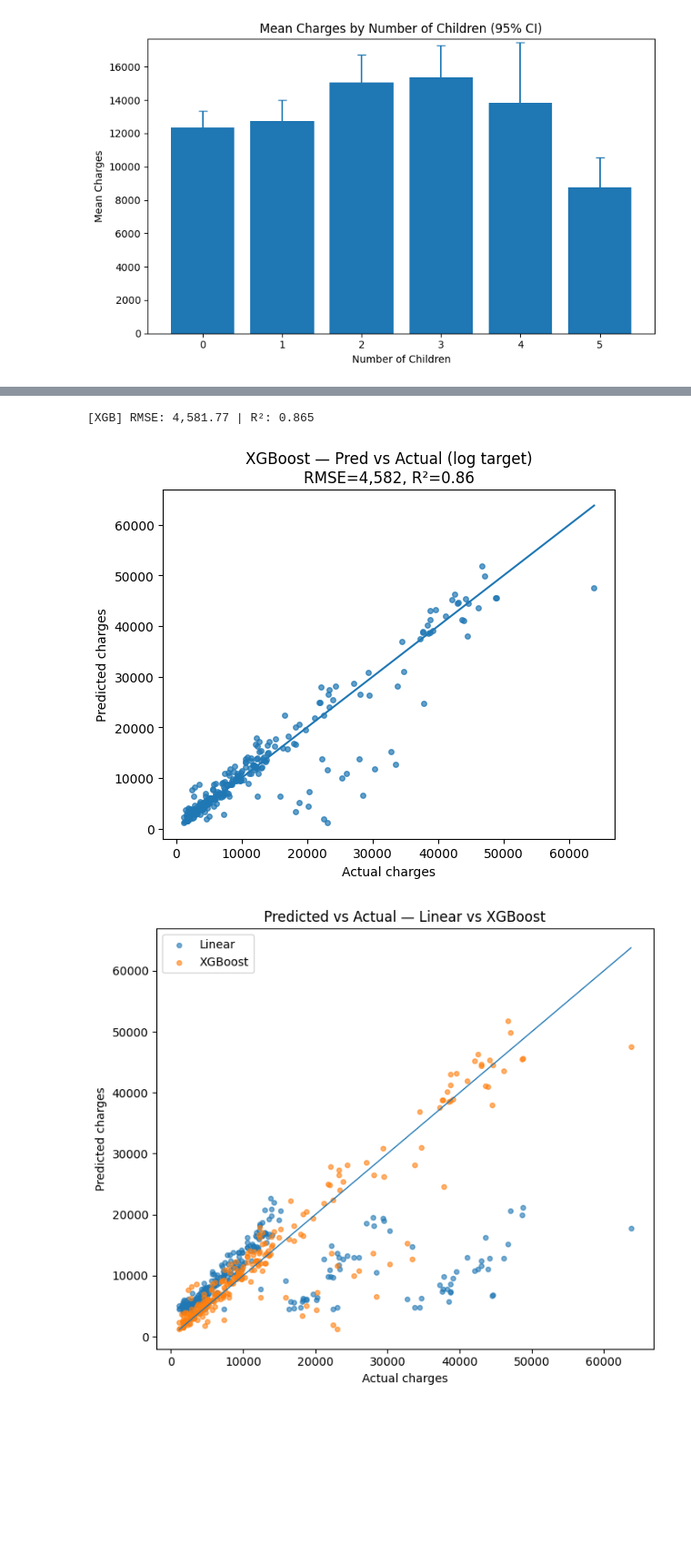
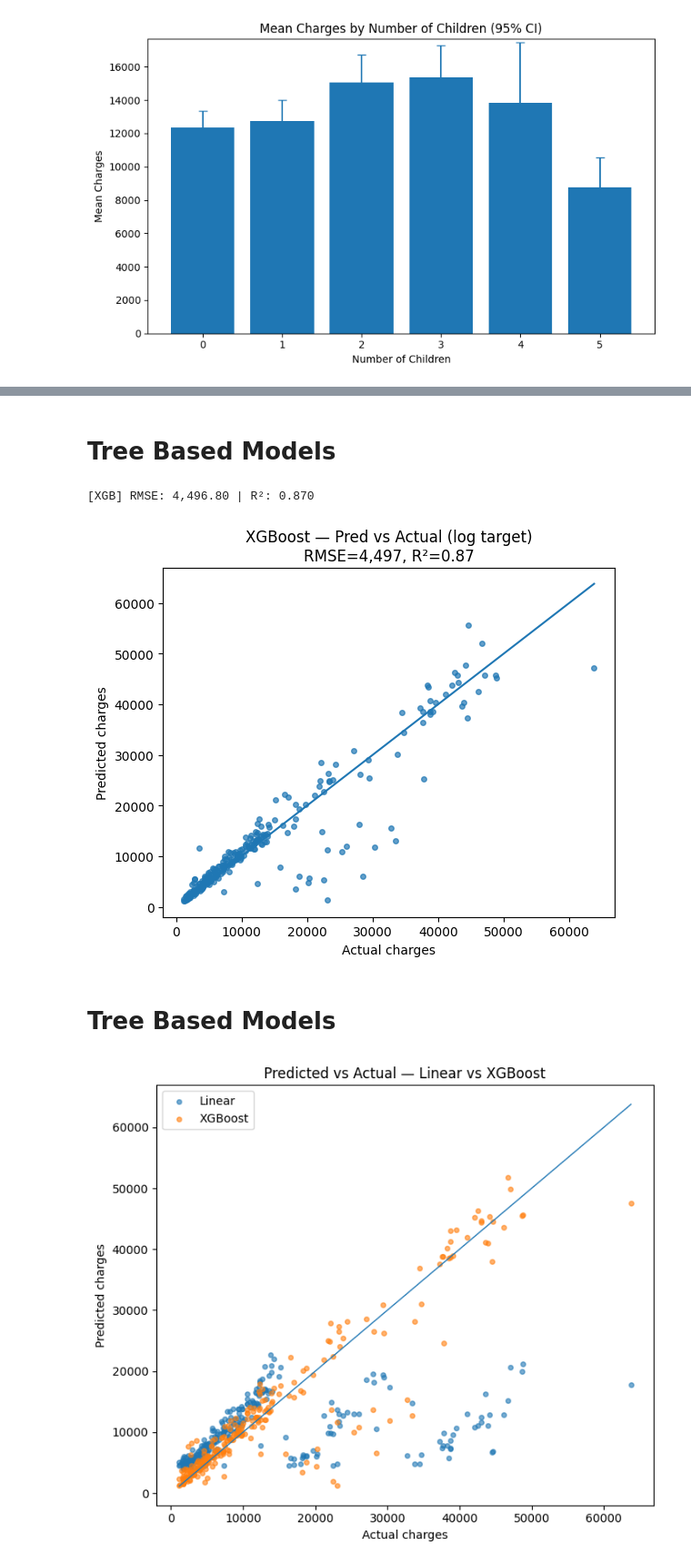
Before and after one commit to grayycc/datathon-2025, a Jupyter notebook: final.ipynb, the cells around one changed output, grey strips where cells are left out. Shown: that part at 91% size. Drawn from its saved outputs; the diff is of its cells as text; code cells hidden in the pictures; blank space fills up the shorter version.

```diff
--- a/final.ipynb
+++ b/final.ipynb
@@ -9,6 +16,6 @@ import calendar
 # %%
 #load and preprocess the data
-df = pd.read_csv("../Datathon/insurance.csv")
+df = pd.read_csv("insurance.csv")
 df.head()
 # %% [output]
 |  | age | sex | bmi | children | smoker | region | charges |
@@ -192,0 +151,14 @@ print(f"[Linear] RMSE: {lin_rmse:,.2f} | R²: {lin_r2:.3f}")
+# %%
+# Ensure smoker is binary (1=yes, 0=no)
+df["smoker_bin"] = df["smoker"].map({"yes": 1, "no": 0}).astype(int)
+
+# --- Interaction features ---
+df["bmi_x_smoker"] = df["bmi"] * df["smoker_bin"]
+df["age_x_smoker"] = df["age"] * df["smoker_bin"]
+
+# (optional) keep everything tidy
+feature_cols = ["age","bmi","children","smoker_bin","bmi_x_smoker","age_x_smoker","charges"]
+df[feature_cols].head()
+
+X = df[["age","bmi","children","smoker_bin","bmi_x_smoker","age_x_smoker"]]
+y = df["charges"]
@@ -193,3 +398,5 @@ print(f"[Linear] RMSE: {lin_rmse:,.2f} | R²: {lin_r2:.3f}")
+# %% [markdown]
+# Tree Based Models
 # %%
 from sklearn.model_selection import train_test_split
 from sklearn.preprocessing import OneHotEncoder, StandardScaler
@@ -201,7 +408,7 @@ from xgboost import XGBRegressor
 
 USE_LOG_TARGET = True  # set True to model log(1+charges)
 
-features = ['age', 'sex', 'bmi', 'smoker', 'region']
+features = ['age', 'sex', 'bmi', 'smoker', 'region', 'children']
 target   = 'charges'
 
 X = df[features].copy()
@@ -209,7 +416,7 @@ y = np.log1p(df[target]) if USE_LOG_TARGET else df[target].copy()
 
 X_train, X_test, y_train, y_test = train_test_split(X, y, test_size=0.2, random_state=42)
 
-num_cols = ['age', 'bmi']
+num_cols = ['age', 'bmi', 'children']
 cat_cols = ['sex', 'smoker', 'region']
 
 pre = ColumnTransformer([
@@ -223,33 +430,35 @@ model = XGBRegressor(
     reg_lambda=10.0
 )
 
 pipe = Pipeline([("prep", pre), ("model", model)])
 pipe.fit(X_train, y_train)
 
 y_pred = pipe.predict(X_test)
 if USE_LOG_TARGET:  # invert for metrics in dollars
     y_true_plot = np.expm1(y_test)
     y_pred_plot = np.expm1(y_pred)
 else:
     y_true_plot = y_test
     y_pred_plot = y_pred
 
 rmse = mean_squared_error(y_true_plot, y_pred_plot) ** 0.5
 r2   = r2_score(y_true_plot, y_pred_plot)
 print(f"[XGB] RMSE: {rmse:,.2f} | R²: {r2:.3f}")
 
 # Matplotlib: Predicted vs Actual
 plt.figure(figsize=(6,5))
 plt.scatter(y_true_plot, y_pred_plot, s=16, alpha=0.7)
 lo, hi = float(min(y_true_plot.min(), y_pred_plot.min())), float(max(y_true_plot.max(), y_pred_plot.max()))
 plt.plot([lo, hi], [lo, hi])
 plt.xlabel("Actual charges")
 plt.ylabel("Predicted charges")
 ttl = "XGBoost — Pred vs Actual" + (" (log target)" if USE_LOG_TARGET else "")
 plt.title(f"{ttl}\nRMSE={rmse:,.0f}, R²={r2:.2f}")
 plt.tight_layout()
 plt.show()
 # %% [output]
-[XGB] RMSE: 4,581.77 | R²: 0.865
+[XGB] RMSE: 4,496.80 | R²: 0.870
-[figure, old version]
+[figure, new version]
+# %% [markdown]
+# Tree Based Models
 # %%
```
Also changed, not shown: parts of 8 cells of this notebook.
